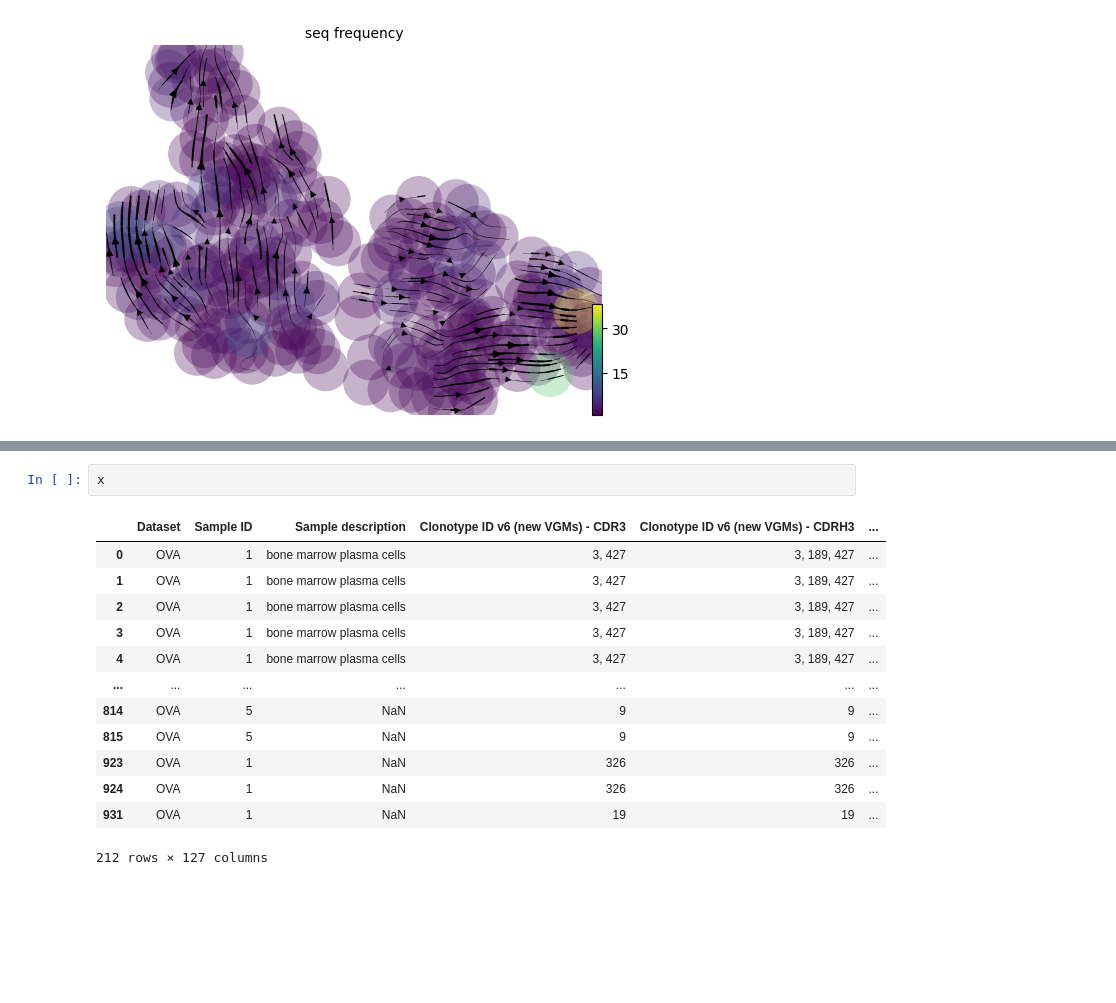
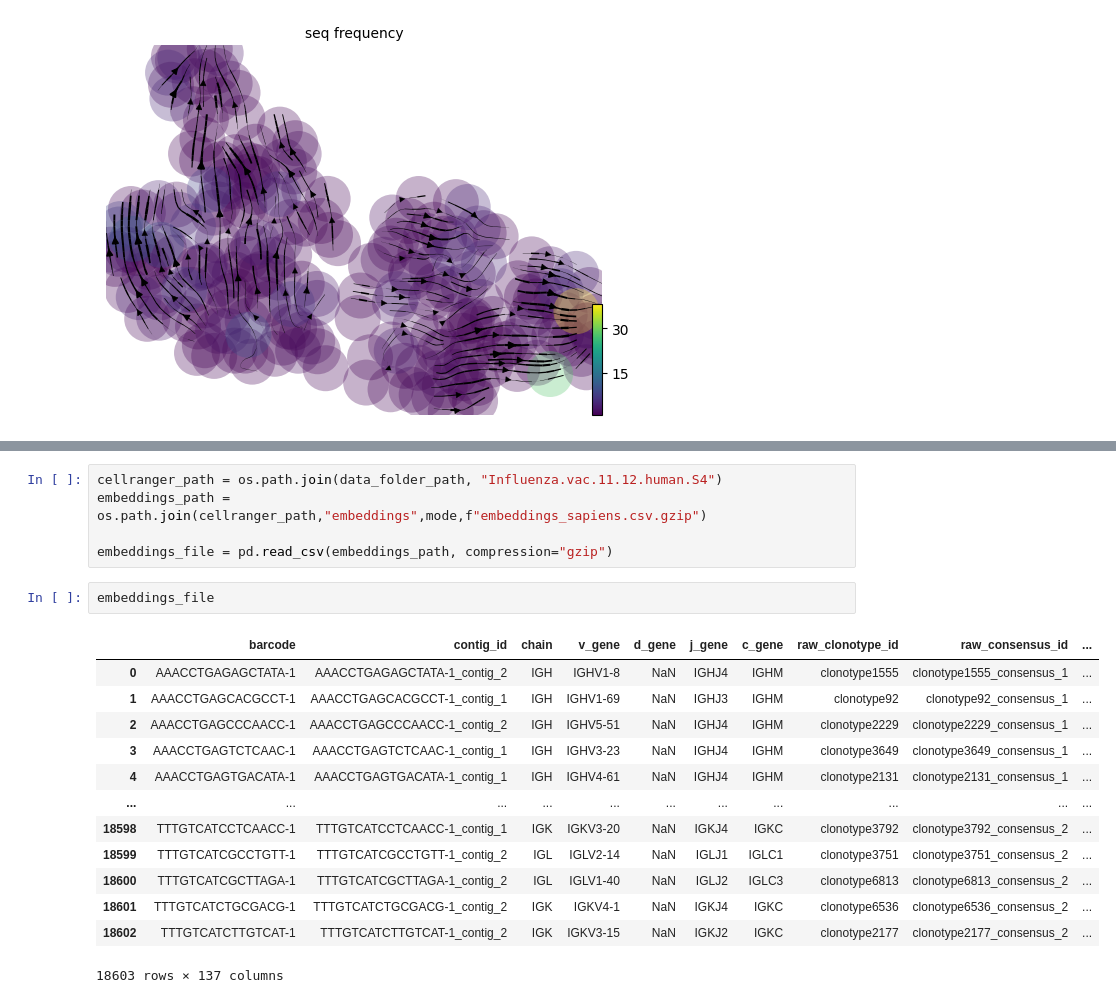
Before and after one commit to anamaysamant/PLM_anamay, a Jupyter notebook: scripts/Evo_velocity_playing.ipynb, the cells around one changed output, grey strips where cells are left out. Cells and saved outputs as stored; diff of their text form; blank space fills up the shorter version.

```diff
--- a/scripts/Evo_velocity_playing.ipynb
+++ b/scripts/Evo_velocity_playing.ipynb
@@ -901,16 +828,21 @@ plt.scatter(x["Affinity"].astype("float").rank(ascending=False),x["evo_likelihoo
 # %%
-x
+cellranger_path = os.path.join(data_folder_path, "Influenza.vac.11.12.human.S4")
+embeddings_path = os.path.join(cellranger_path,"embeddings",mode,f"embeddings_sapiens.csv.gzip")
+
+embeddings_file = pd.read_csv(embeddings_path, compression="gzip")
-# %% [output]
-|  | Dataset | Sample ID | Sample description | Clonotype ID v6 (new VGMs) - CDR3 | Clonotype ID v6 (new VGMs) - CDRH3 | ... |
-| 0 | OVA | 1 | bone marrow plasma cells | 3, 427 | 3, 189, 427 | ... |
-| 1 | OVA | 1 | bone marrow plasma cells | 3, 427 | 3, 189, 427 | ... |
-| 2 | OVA | 1 | bone marrow plasma cells | 3, 427 | 3, 189, 427 | ... |
-| 3 | OVA | 1 | bone marrow plasma cells | 3, 427 | 3, 189, 427 | ... |
-| 4 | OVA | 1 | bone marrow plasma cells | 3, 427 | 3, 189, 427 | ... |
-| ... | ... | ... | ... | ... | ... | ... |
-| 814 | OVA | 5 | NaN | 9 | 9 | ... |
-| 815 | OVA | 5 | NaN | 9 | 9 | ... |
-| 923 | OVA | 1 | NaN | 326 | 326 | ... |
-| 924 | OVA | 1 | NaN | 326 | 326 | ... |
-| 931 | OVA | 1 | NaN | 19 | 19 | ... |
-212 rows × 127 columns
+# %%
+embeddings_file
+# %% [output]
+|  | barcode | contig_id | chain | v_gene | d_gene | j_gene | c_gene | raw_clonotype_id | raw_consensus_id | ... |
+| 0 | AAACCTGAGAGCTATA-1 | AAACCTGAGAGCTATA-1_contig_2 | IGH | IGHV1-8 | NaN | IGHJ4 | IGHM | clonotype1555 | clonotype1555_consensus_1 | ... |
+| 1 | AAACCTGAGCACGCCT-1 | AAACCTGAGCACGCCT-1_contig_1 | IGH | IGHV1-69 | NaN | IGHJ3 | IGHM | clonotype92 | clonotype92_consensus_1 | ... |
+| 2 | AAACCTGAGCCCAACC-1 | AAACCTGAGCCCAACC-1_contig_2 | IGH | IGHV5-51 | NaN | IGHJ4 | IGHM | clonotype2229 | clonotype2229_consensus_1 | ... |
+| 3 | AAACCTGAGTCTCAAC-1 | AAACCTGAGTCTCAAC-1_contig_1 | IGH | IGHV3-23 | NaN | IGHJ4 | IGHM | clonotype3649 | clonotype3649_consensus_1 | ... |
+| 4 | AAACCTGAGTGACATA-1 | AAACCTGAGTGACATA-1_contig_1 | IGH | IGHV4-61 | NaN | IGHJ4 | IGHM | clonotype2131 | clonotype2131_consensus_1 | ... |
+| ... | ... | ... | ... | ... | ... | ... | ... | ... | ... | ... |
+| 18598 | TTTGTCATCCTCAACC-1 | TTTGTCATCCTCAACC-1_contig_1 | IGK | IGKV3-20 | NaN | IGKJ4 | IGKC | clonotype3792 | clonotype3792_consensus_2 | ... |
+| 18599 | TTTGTCATCGCCTGTT-1 | TTTGTCATCGCCTGTT-1_contig_2 | IGL | IGLV2-14 | NaN | IGLJ1 | IGLC1 | clonotype3751 | clonotype3751_consensus_2 | ... |
+| 18600 | TTTGTCATCGCTTAGA-1 | TTTGTCATCGCTTAGA-1_contig_2 | IGL | IGLV1-40 | NaN | IGLJ2 | IGLC3 | clonotype6813 | clonotype6813_consensus_2 | ... |
+| 18601 | TTTGTCATCTGCGACG-1 | TTTGTCATCTGCGACG-1_contig_2 | IGK | IGKV4-1 | NaN | IGKJ4 | IGKC | clonotype6536 | clonotype6536_consensus_2 | ... |
+| 18602 | TTTGTCATCTTGTCAT-1 | TTTGTCATCTTGTCAT-1_contig_2 | IGK | IGKV3-15 | NaN | IGKJ2 | IGKC | clonotype2177 | clonotype2177_consensus_2 | ... |
+18603 rows × 137 columns
```
Also changed, not shown: parts of 17 cells of this notebook, 9 other files.
